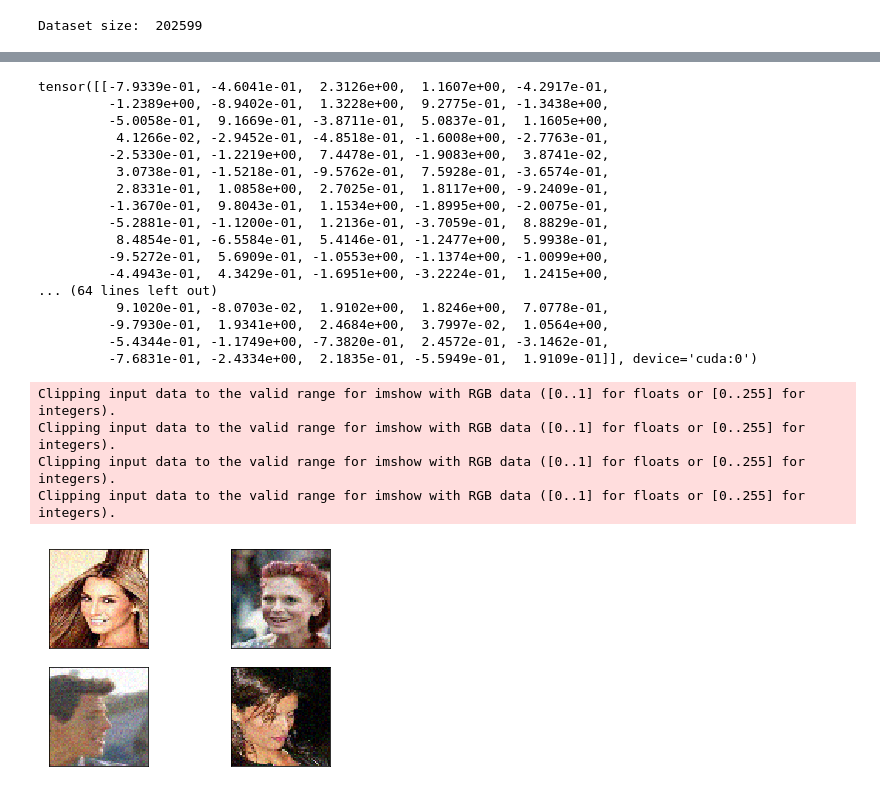
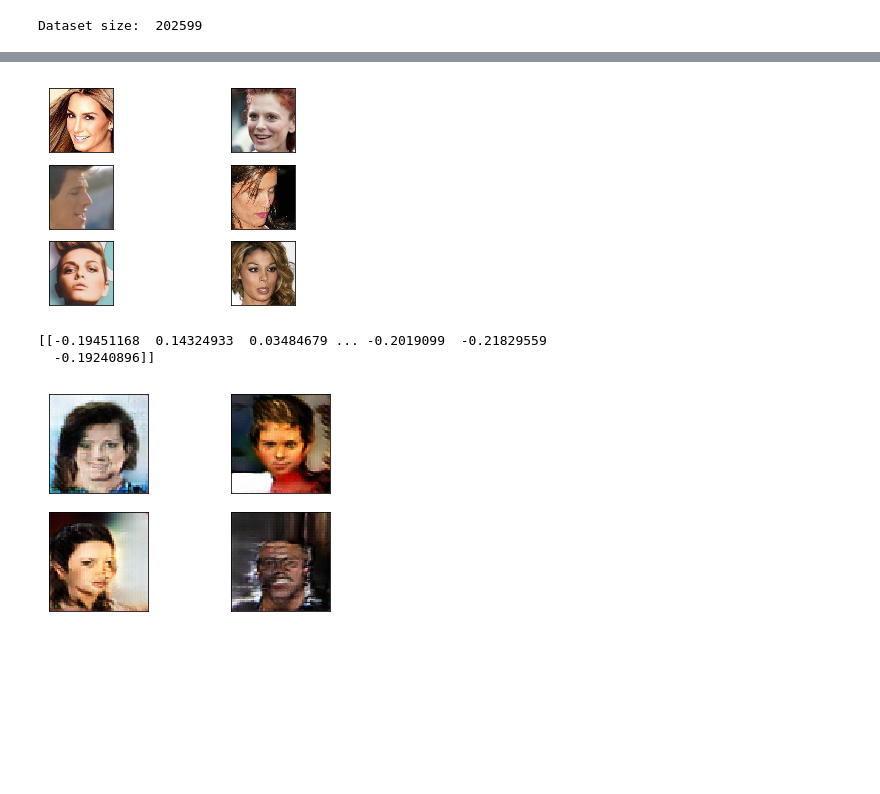
Before and after one commit to trifonova-n/inpainting, a Jupyter notebook: gan_training.ipynb, the cells around one changed output, grey strips where cells are left out. Drawn from its saved outputs; the diff is of its cells as text; code cells hidden in the pictures; blank space fills up the shorter version.

Commit message:
crop dataset images

```diff
--- a/gan_training.ipynb
+++ b/gan_training.ipynb
@@ -18,11 +19,11 @@ BATCH_SIZE = 512
 NUM_WORKERS = 1
 Z_SIZE = 100
 MODEL_PATH = 'model/'
-LOAD_MODEL = True
-LOAD_EPOCH_N = 1
+LOAD_MODEL = False
+LOAD_EPOCH_N = 60
 # %%
 
-transform = ResizeTransform()
+transform = ResizeTransform(path='data')
 data = Data(DATA_PATH, Z_SIZE, transform)
 data_loader = DataLoader(data, batch_size=BATCH_SIZE, num_workers=NUM_WORKERS, drop_last=True)
 print('Dataset size: ', len(data))
@@ -41,32 +80,16 @@ train(generator, discriminator, data_loader, 100, k=2, callback_func=callback)
+# %%
+for batch, Z in data_loader:
+    plot_batch(batch.data.cpu().numpy(), limit=6)
+    break
+# %% [output]
+[figure, added]
 # %%
 Z = torch.normal(mean=torch.zeros(4, generator.z_size)).cuda()
 G_sample = generator(Z)
-print(Z)
+sample = G_sample.data.cpu().numpy()
+print(discriminator.layer4.weight.cpu().detach().numpy())
+plot_batch(G_sample.data.cpu().numpy())
 # %% [output]
-tensor([[-7.9339e-01, -4.6041e-01,  2.3126e+00,  1.1607e+00, -4.2917e-01,
-         -1.2389e+00, -8.9402e-01,  1.3228e+00,  9.2775e-01, -1.3438e+00,
-         -5.0058e-01,  9.1669e-01, -3.8711e-01,  5.0837e-01,  1.1605e+00,
-          4.1266e-02, -2.9452e-01, -4.8518e-01, -1.6008e+00, -2.7763e-01,
-         -2.5330e-01, -1.2219e+00,  7.4478e-01, -1.9083e+00,  3.8741e-02,
-          3.0738e-01, -1.5218e-01, -9.5762e-01,  7.5928e-01, -3.6574e-01,
-          2.8331e-01,  1.0858e+00,  2.7025e-01,  1.8117e+00, -9.2409e-01,
-         -1.3670e-01,  9.8043e-01,  1.1534e+00, -1.8995e+00, -2.0075e-01,
-         -5.2881e-01, -1.1200e-01,  1.2136e-01, -3.7059e-01,  8.8829e-01,
-          8.4854e-01, -6.5584e-01,  5.4146e-01, -1.2477e+00,  5.9938e-01,
-         -9.5272e-01,  5.6909e-01, -1.0553e+00, -1.1374e+00, -1.0099e+00,
-         -4.4943e-01,  4.3429e-01, -1.6951e+00, -3.2224e-01,  1.2415e+00,
-... (64 lines left out)
-          9.1020e-01, -8.0703e-02,  1.9102e+00,  1.8246e+00,  7.0778e-01,
-         -9.7930e-01,  1.9341e+00,  2.4684e+00,  3.7997e-02,  1.0564e+00,
-         -5.4344e-01, -1.1749e+00, -7.3820e-01,  2.4572e-01, -3.1462e-01,
-         -7.6831e-01, -2.4334e+00,  2.1835e-01, -5.5949e-01,  1.9109e-01]], device='cuda:0')
+[[-0.19451168  0.14324933  0.03484679 ... -0.2019099  -0.21829559
+  -0.19240896]]
+[figure, added]
-# %%
-for batch, Z in data_loader:
-    plot_batch(batch.data.cpu().numpy(), limit=4)
-    break
-# %% [output]
-Clipping input data to the valid range for imshow with RGB data ([0..1] for floats or [0..255] for integers).
-Clipping input data to the valid range for imshow with RGB data ([0..1] for floats or [0..255] for integers).
-Clipping input data to the valid range for imshow with RGB data ([0..1] for floats or [0..255] for integers).
-Clipping input data to the valid range for imshow with RGB data ([0..1] for floats or [0..255] for integers).
-[figure, removed]
```
Also changed, not shown: parts of 6 cells of this notebook, 2 other files.
